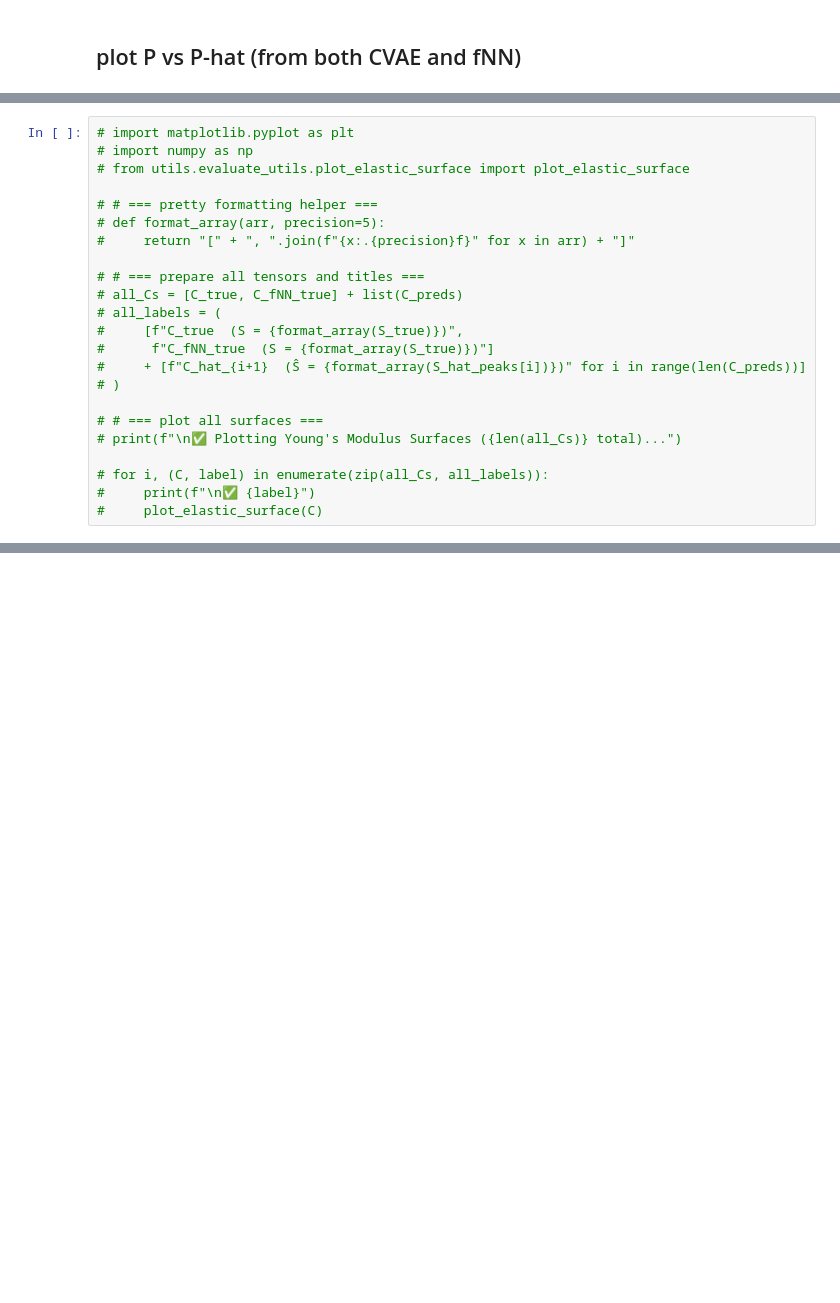
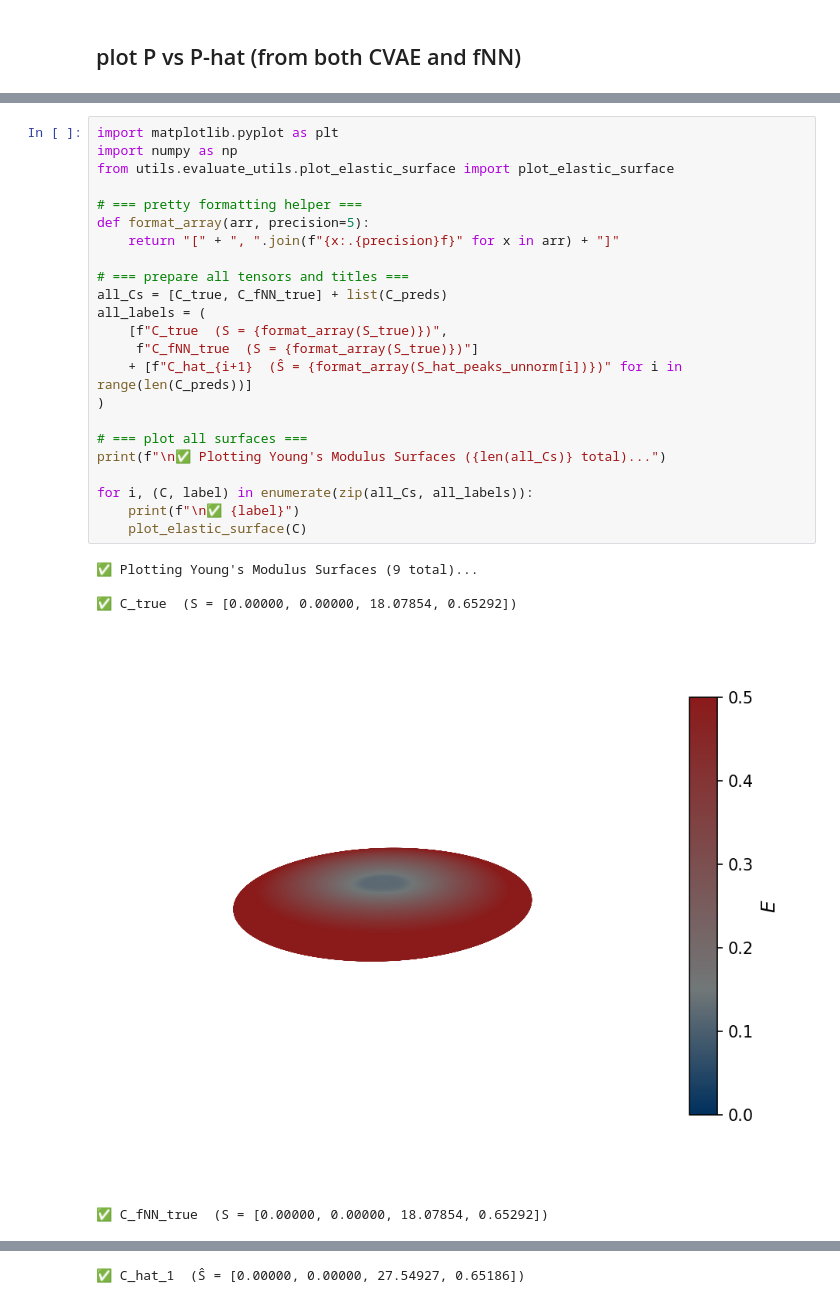
Before and after one commit to ellielin23/inverse_design_spinodoids, a Jupyter notebook: spinodoid_cvae/evaluate.ipynb, the cells around one changed output, grey strips where cells are left out. Drawn from its saved outputs; the diff is of its cells as text; blank space fills up the shorter version.

```diff
--- a/spinodoid_cvae/evaluate.ipynb
+++ b/spinodoid_cvae/evaluate.ipynb
@@ -337,23 +307,29 @@ df_mse = output.evaluate_avg_mse_per_target_pair(
 # %%
-# import matplotlib.pyplot as plt
-# import numpy as np
-# from utils.evaluate_utils.plot_elastic_surface import plot_elastic_surface
+import matplotlib.pyplot as plt
+import numpy as np
+from utils.evaluate_utils.plot_elastic_surface import plot_elastic_surface
 
-# # === pretty formatting helper ===
-# def format_array(arr, precision=5):
-#     return "[" + ", ".join(f"{x:.{precision}f}" for x in arr) + "]"
+# === pretty formatting helper ===
+def format_array(arr, precision=5):
+    return "[" + ", ".join(f"{x:.{precision}f}" for x in arr) + "]"
 
-# # === prepare all tensors and titles ===
-# all_Cs = [C_true, C_fNN_true] + list(C_preds)
-# all_labels = (
-#     [f"C_true  (S = {format_array(S_true)})",
-#      f"C_fNN_true  (S = {format_array(S_true)})"]
-#     + [f"C_hat_{i+1}  (Ŝ = {format_array(S_hat_peaks[i])})" for i in range(len(C_preds))]
-# )
+# === prepare all tensors and titles ===
+all_Cs = [C_true, C_fNN_true] + list(C_preds)
+all_labels = (
+    [f"C_true  (S = {format_array(S_true)})",
+     f"C_fNN_true  (S = {format_array(S_true)})"]
+    + [f"C_hat_{i+1}  (Ŝ = {format_array(S_hat_peaks_unnorm[i])})" for i in range(len(C_preds))]
+)
 
-# # === plot all surfaces ===
-# print(f"\n✅ Plotting Young's Modulus Surfaces ({len(all_Cs)} total)...")
+# === plot all surfaces ===
+print(f"\n✅ Plotting Young's Modulus Surfaces ({len(all_Cs)} total)...")
 
-# for i, (C, label) in enumerate(zip(all_Cs, all_labels)):
-#     print(f"\n✅ {label}")
-#     plot_elastic_surface(C)
+for i, (C, label) in enumerate(zip(all_Cs, all_labels)):
+    print(f"\n✅ {label}")
+    plot_elastic_surface(C)
+# %% [output]
+✅ Plotting Young's Modulus Surfaces (9 total)...
+
+✅ C_true  (S = [0.00000, 0.00000, 18.07854, 0.65292])
+[figure, added]
+✅ C_fNN_true  (S = [0.00000, 0.00000, 18.07854, 0.65292])
@@ -359,0 +337 @@ df_mse = output.evaluate_avg_mse_per_target_pair(
+✅ C_hat_1  (Ŝ = [0.00000, 0.00000, 27.54927, 0.65186])
```
Also changed, not shown: parts of 12 cells of this notebook, 27 other files.
